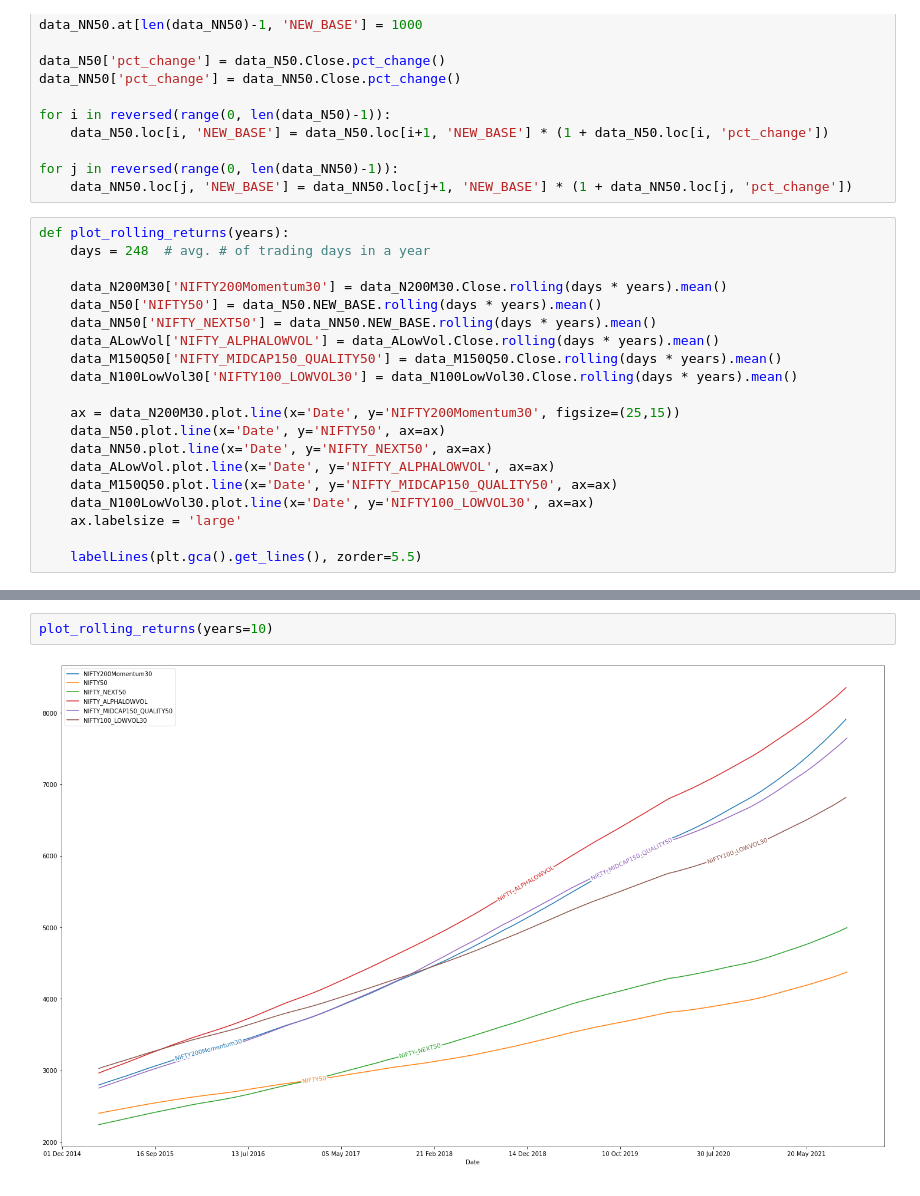
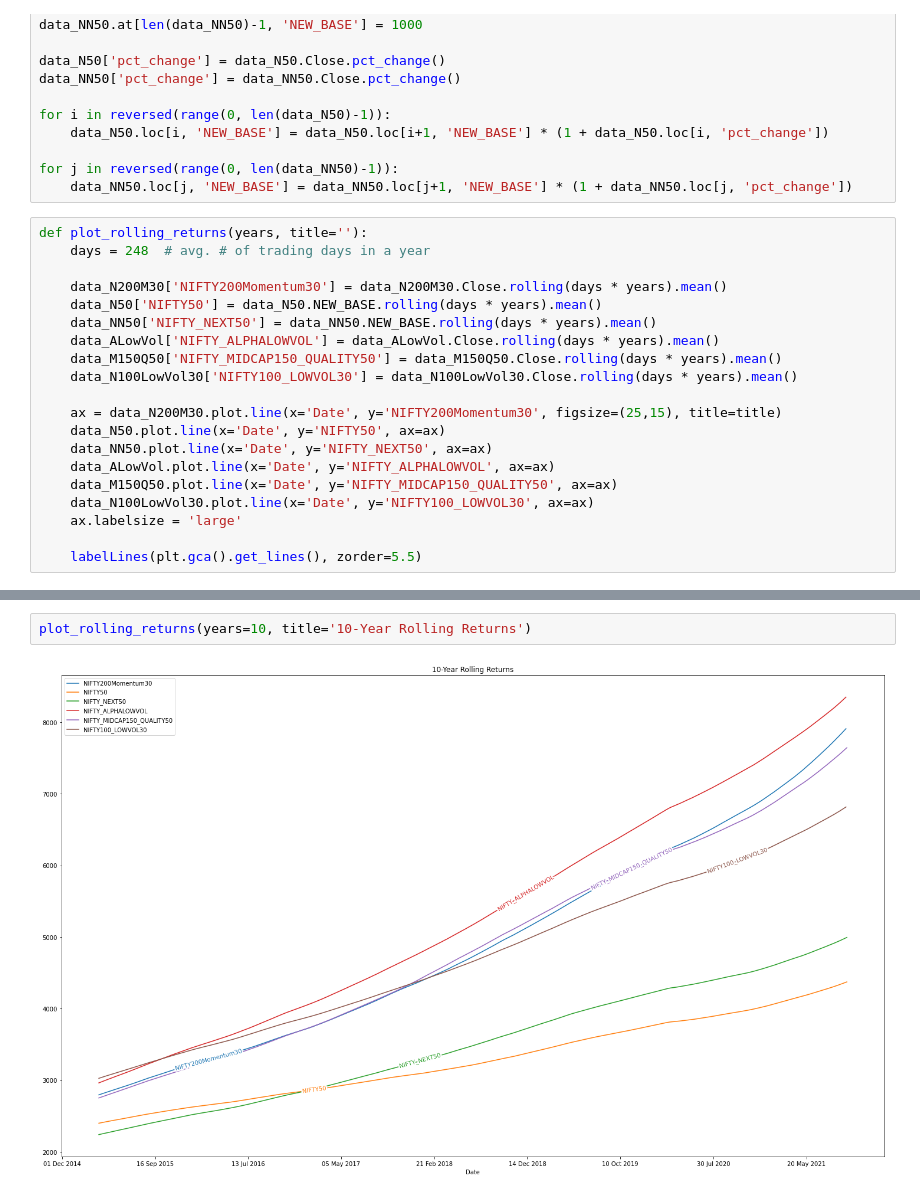
Before and after one commit to test-v1/finance_playground, a Jupyter notebook: compare_factor_indices.ipynb, the cells around one changed output, grey strips where cells are left out. Drawn from its saved outputs; the diff is of its cells as text.

Commit message:
Adds title & daily return graph

```diff
--- a/compare_factor_indices.ipynb
+++ b/compare_factor_indices.ipynb
@@ -27,7 +27,7 @@ for i in reversed(range(0, len(data_N50)-1)):
 for j in reversed(range(0, len(data_NN50)-1)):
     data_NN50.loc[j, 'NEW_BASE'] = data_NN50.loc[j+1, 'NEW_BASE'] * (1 + data_NN50.loc[j, 'pct_change'])
 # %%
-def plot_rolling_returns(years):
+def plot_rolling_returns(years, title=''):
     days = 248  # avg. # of trading days in a year
 
     data_N200M30['NIFTY200Momentum30'] = data_N200M30.Close.rolling(days * years).mean()
@@ -37,7 +37,7 @@ def plot_rolling_returns(years):
     data_M150Q50['NIFTY_MIDCAP150_QUALITY50'] = data_M150Q50.Close.rolling(days * years).mean()
     data_N100LowVol30['NIFTY100_LOWVOL30'] = data_N100LowVol30.Close.rolling(days * years).mean()
 
-    ax = data_N200M30.plot.line(x='Date', y='NIFTY200Momentum30', figsize=(25,15))
+    ax = data_N200M30.plot.line(x='Date', y='NIFTY200Momentum30', figsize=(25,15), title=title)
     data_N50.plot.line(x='Date', y='NIFTY50', ax=ax)
     data_NN50.plot.line(x='Date', y='NIFTY_NEXT50', ax=ax)
     data_ALowVol.plot.line(x='Date', y='NIFTY_ALPHALOWVOL', ax=ax)
@@ -61,4 +61,4 @@ plot_rolling_returns(years=5)
 # %%
-plot_rolling_returns(years=10)
+plot_rolling_returns(years=10, title='10-Year Rolling Returns')
 # %% [output]
-[figure, old version]
+[figure, new version]
```
Also changed, not shown: parts of 4 cells of this notebook.
